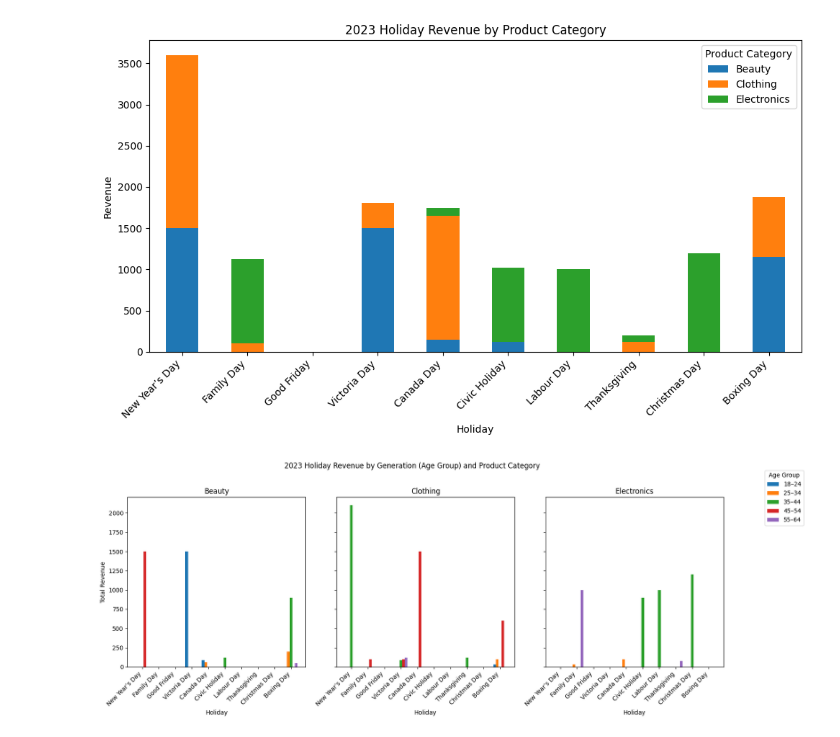
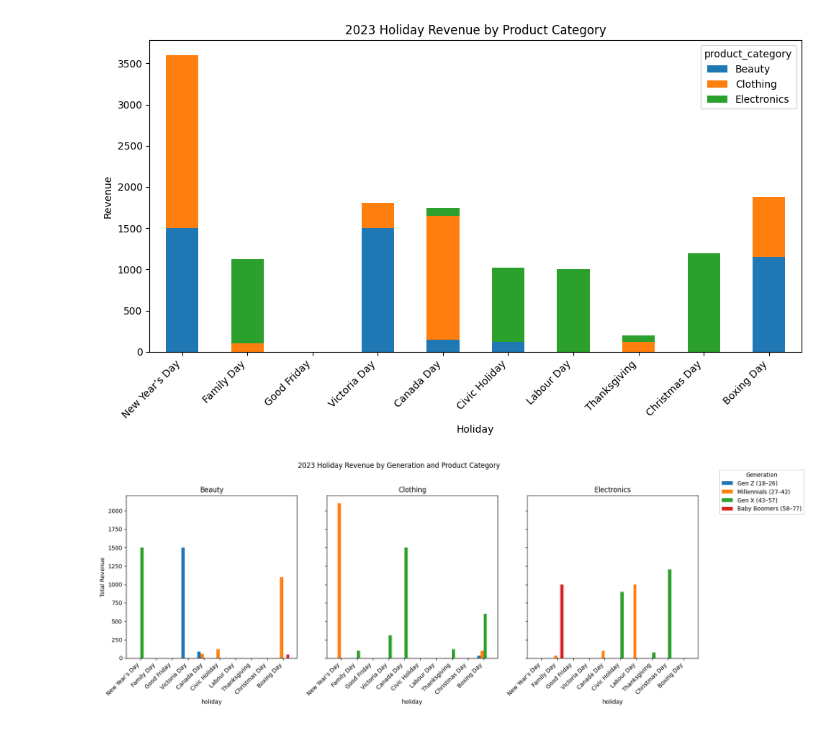
Before and after one commit to msselizabeth/smart-ml-retail-model, a Jupyter notebook: Smart_retail_dataset.ipynb, the cells around one changed output. Cells and saved outputs as stored; diff of their text form; code cells hidden in the pictures.

```diff
--- a/Smart_retail_dataset.ipynb
+++ b/Smart_retail_dataset.ipynb
@@ -579,15 +731,11 @@ canada_holidays_2023 = {
 }
 
 # 2. Map the index dates to holiday names
-df['Holiday'] = (
-    pd.Series(df.index.date, index=df.index)
+retail_data['holiday'] = (
+    pd.Series(retail_data.index.date, index=retail_data.index)
       .map(canada_holidays_2023)
 )
-
-# 3. (Optional) If you still want a Boolean flag
-df['IsHoliday'] = df['Holiday'].notna()
-
-# 4. Peek at the flagged dates
-holiday_df = df[df['Holiday'].notna()]
-print(holiday_df[['Holiday']].drop_duplicates())
+# 3. Peek at the flagged dates
+holiday_retail_data = retail_data[retail_data['holiday'].notna()]
+print(holiday_retail_data[['holiday']].drop_duplicates())
 # %% [output]
@@ -602,6 +750,9 @@ Date
 2023-05-22    Victoria Day
 2023-08-07   Civic Holiday
 2023-12-25   Christmas Day
+# %%
+# Convert Holiday to categorical
+retail_data['holiday'] = retail_data['holiday'].astype('category')
 # %%
 
 # Filter to holiday transactions
@@ -639,46 +790,56 @@ plt.show()
 # %%
 # Plot revenue by holiday, product category, and age group to identify trends that will drive promotional strategies
 
-# 1. Filter to holiday transactions
-df_hol = df[df['Holiday'].notna()]
-
-# 2. Aggregate revenue by Holiday, Product Category, and AgeGroup
-df_grouped = df_hol.groupby(['Holiday', 'Product Category', 'AgeGroup'])['Total Amount'] \
-                   .sum().reset_index()
-
-# 3. Define holiday order
+#1. Define chronological holiday order
 holiday_order = [
     "New Year’s Day", "Family Day", "Good Friday", "Victoria Day",
     "Canada Day", "Civic Holiday", "Labour Day", "Thanksgiving",
     "Christmas Day", "Boxing Day"
 ]
 
-# 4. Plot setup: one subplot per product category
-categories = df_grouped['Product Category'].unique()
-age_groups = df_grouped['AgeGroup'].cat.categories
-x = np.arange(len(holiday_order))
-width = 0.8 / len(age_groups)
+# 2. Filter to holiday transactions
+df_hol = retail_data[retail_data['holiday'].isin(holiday_order)]
 
-fig, axes = plt.subplots(1, len(categories), figsize=(5 * len(categories), 6), sharey=True)
+# 3. Aggregate revenue by Product Category, Holiday, and Generation
+grouped = (
+    df_hol
+    .groupby(['product_category', 'holiday', 'generation'])['total_amount']
+    .sum()
+    .reset_index()
+)
 
-for ax, category in zip(axes, categories):
-    sub = df_grouped[df_grouped['Product Category'] == category]
-    for i, age in enumerate(age_groups):
-        values = [
-            sub[(sub['Holiday'] == hol) & (sub['AgeGroup'] == age)]['Total Amount'].sum()
+# 4. Plot setup
+categories  = grouped['product_category'].unique()
+generations = grouped['generation'].cat.categories
+x           = np.arange(len(holiday_order))
+width       = 0.8 / len(generations)
+
+fig, axes = plt.subplots(1, len(categories), figsize=(5*len(categories), 6), sharey=True)
+
+# 5. Plot grouped bars
+for ax, cat in zip(axes, categories):
+    sub = grouped[grouped['product_category'] == cat]
+    for i, gen in enumerate(generations):
+        vals = [
+            sub.loc[(sub['holiday'] == hol) & (sub['generation'] == gen), 'total_amount'].sum()
             for hol in holiday_order
         ]
-        ax.bar(x + i * width, values, width, label=age)
-    ax.set_xticks(x + width * (len(age_groups) - 1) / 2)
+        ax.bar(x + i*width, vals, width, label=gen)
+    ax.set_xticks(x + width*(len(generations)-1)/2)
     ax.set_xticklabels(holiday_order, rotation=45, ha='right')
-    ax.set_title(category)
-    ax.set_xlabel('Holiday')
+    ax.set_title(cat)
+    ax.set_xlabel('holiday')
 
 axes[0].set_ylabel('Total Revenue')
-fig.legend(age_groups, title='Age Group', bbox_to_anchor=(1.05, 1), loc='upper left')
-fig.suptitle('2023 Holiday Revenue by Generation (Age Group) and Product Category', y=1.02)
+
+# 6. Shared legend
+handles, labels = axes[0].get_legend_handles_labels()
+fig.legend(handles, labels, title='Generation',
+           bbox_to_anchor=(1.02, 1), loc='upper left')
+
+fig.suptitle('2023 Holiday Revenue by Generation and Product Category', y=1.02)
 plt.tight_layout()
 plt.show()
 # %% [output]
-[figure, old version]
+[figure, new version]
 # %%
```
Also changed, not shown: parts of 70 cells of this notebook.
